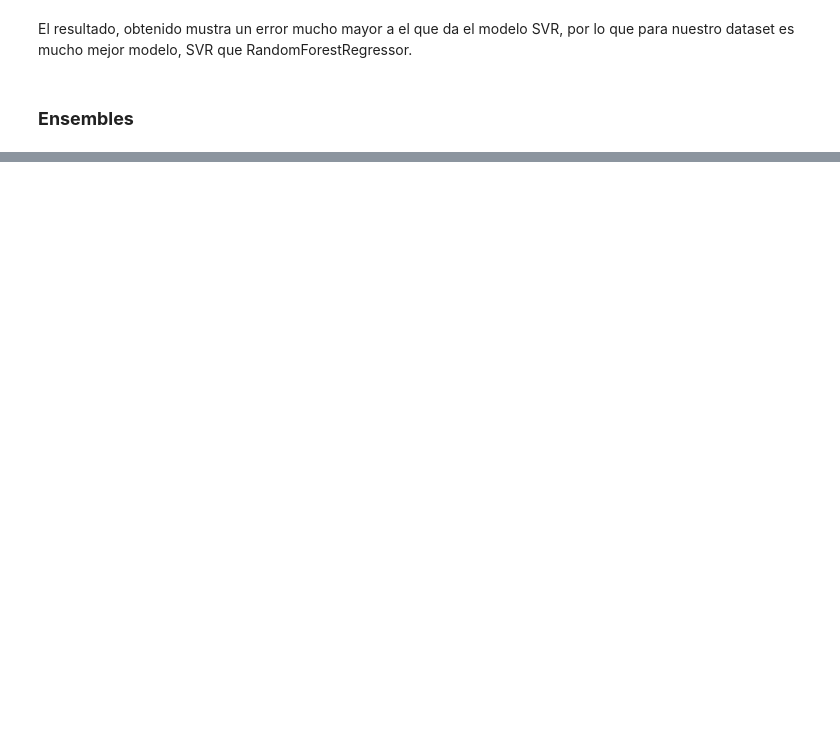
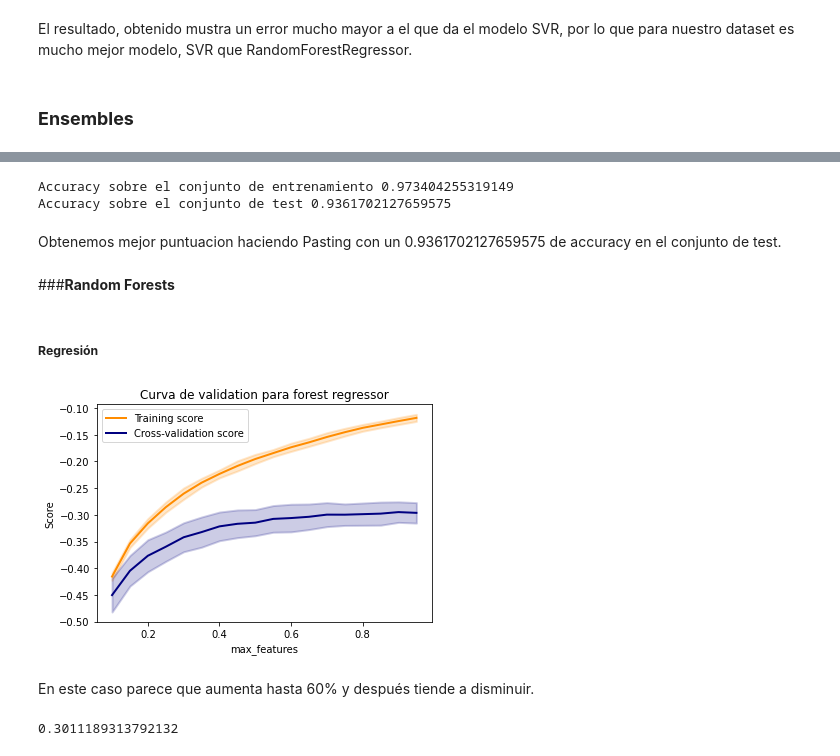
Before and after one commit to fortiz98/TrabajoAAII, a Jupyter notebook: TrabajoFelicidad.ipynb, the cells around one changed output, grey strips where cells are left out. Cells and saved outputs as stored; diff of their text form; code cells hidden in the pictures; blank space fills up the shorter version.

```diff
--- a/TrabajoFelicidad.ipynb
+++ b/TrabajoFelicidad.ipynb
@@ -1095,0 +1315,69 @@ El resultado, obtenido mustra un error mucho mayor a el que da el modelo SVR, po
+# %%
+
+y_train_tree = bag_clf.predict(X_train)
+print("Accuracy sobre el conjunto de entrenamiento",accuracy_score(y_train, y_train_tree))
+
+y_pred = bag_clf.predict(X_test)
+print("Accuracy sobre el conjunto de test", accuracy_score(y_test, y_pred))
+# %% [output]
+Accuracy sobre el conjunto de entrenamiento 0.973404255319149
+Accuracy sobre el conjunto de test 0.9361702127659575
+# %% [markdown]
+Obtenemos mejor puntuacion haciendo Pasting con un 0.9361702127659575 de accuracy en el conjunto de test.
+# %% [markdown]
+###**Random Forests**
+# %% [markdown]
+##### **Regresión**
+# %%
+df = pd.read_csv('https://raw.githubusercontent.com/fortiz98/TrabajoAAII/main/datosFelicidad.csv')
+y = df["Happiness Score"]
+X = df.drop(['Happiness Score','Country',	'Happiness Rank'], axis=1)
+X_train,  X_test, y_train, y_test = train_test_split(X, y, test_size=0.2, random_state=42)
+# %%
+import matplotlib.pyplot as plt
+import numpy as np
+from sklearn.model_selection import validation_curve
+from sklearn.ensemble import RandomForestRegressor
+#Lista de parámetros
+param_range =  [x/100 for x in range(10,100,5)]
+
+rnd_clf = RandomForestRegressor(n_estimators=500,  n_jobs=-1, random_state=42)
+#Curva de validación
+train_scores, validation_scores = validation_curve(
+    rnd_clf, X_train, y_train, param_name="max_samples", param_range=param_range,
+    scoring='neg_root_mean_squared_error', cv=3, n_jobs=1)
+
+#Pintamos la curva
+train_scores_mean = np.mean(train_scores, axis=1)
+train_scores_std = np.std(train_scores, axis=1)
+validation_scores_mean = np.mean(validation_scores, axis=1)
+validation_scores_std = np.std(validation_scores, axis=1)
+
+plt.title("Curva de validation para forest regressor")
+plt.xlabel(r"max_features")
+plt.ylabel("Score")
+lw = 2
+plt.plot(param_range, train_scores_mean, label="Training score",
+             color="darkorange", lw=lw)
+plt.fill_between(param_range, train_scores_mean - train_scores_std,
+                 train_scores_mean + train_scores_std, alpha=0.2,
+                 color="darkorange", lw=lw)
+plt.plot(param_range, validation_scores_mean, label="Cross-validation score",
+             color="navy", lw=lw)
+plt.fill_between(param_range, validation_scores_mean - validation_scores_std,
+                 validation_scores_mean + validation_scores_std, alpha=0.2,
+                 color="navy", lw=lw)
+plt.legend(loc="best")
+plt.show()
+# %% [output]
+[figure, added]
+# %% [markdown]
+En este caso parece que aumenta hasta 60% y después tiende a disminuir.
+# %%
+rnd_clf = RandomForestRegressor(n_estimators=100, max_samples = 0.60, n_jobs=-1, random_state=42)
+rnd_clf.fit(X_train, y_train)
+
+y_pred_rf = rnd_clf.predict(X_test)
+print( np.sqrt(mean_squared_error(y_test, y_pred_rf)))
+# %% [output]
+0.3011189313792132
```
Also changed, not shown: parts of 78 cells of this notebook.
